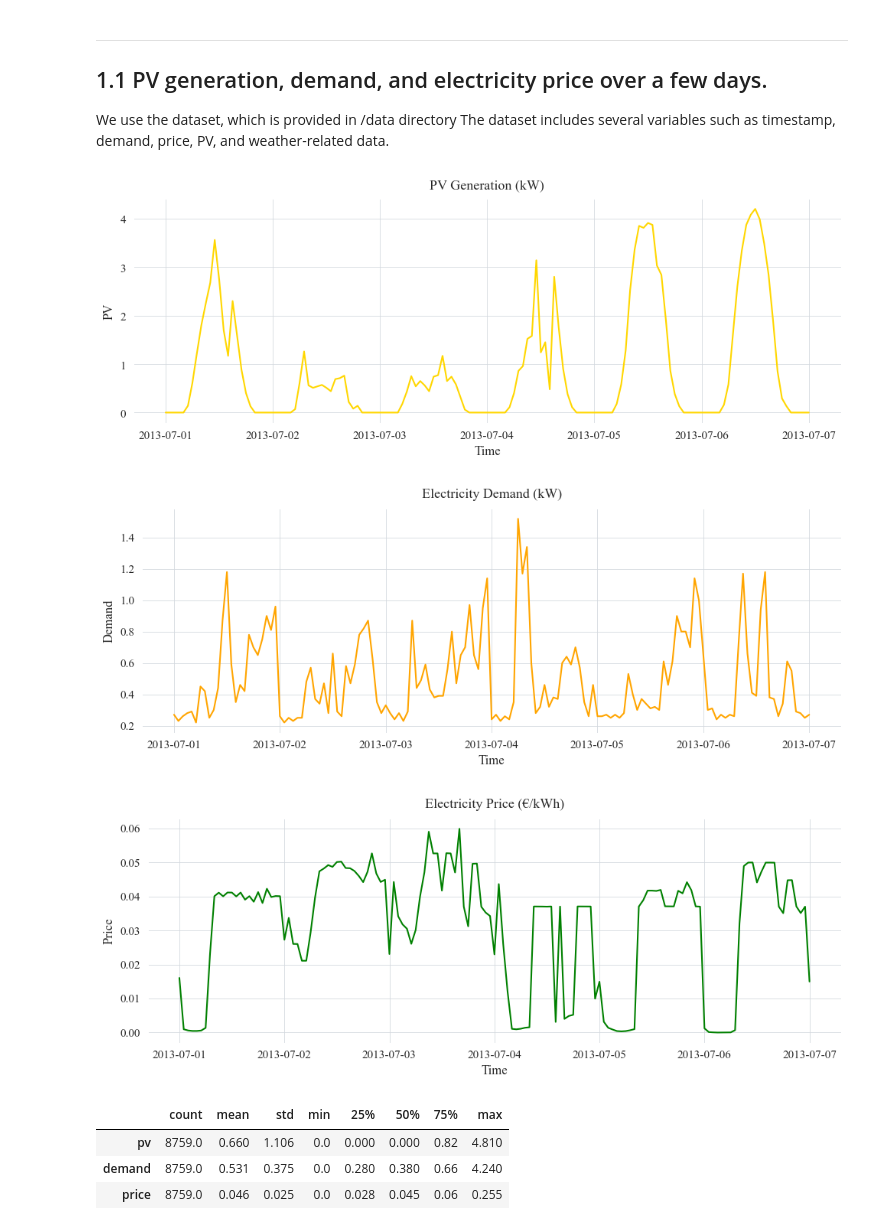
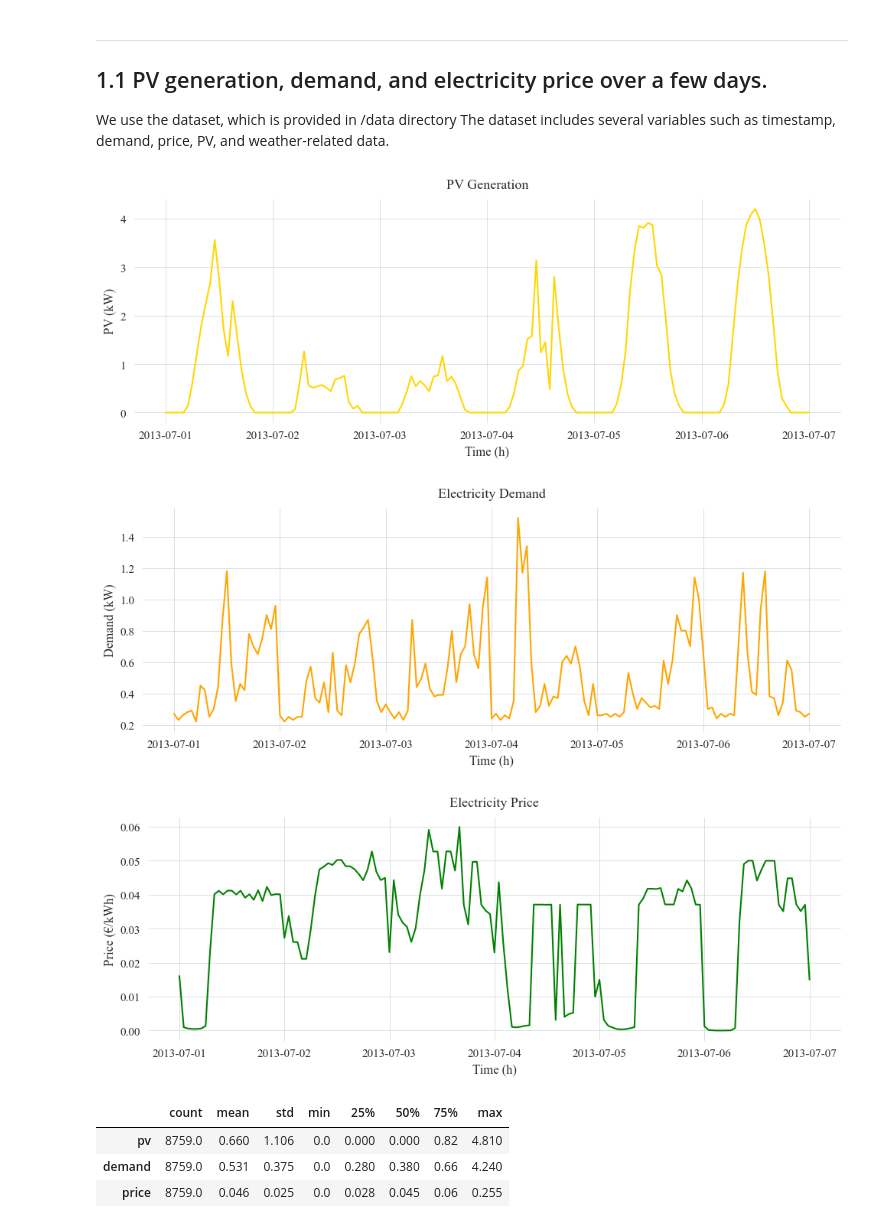
Before and after one commit to Danwerk/HomeEnergyManagementSystem, a Jupyter notebook: 01-introduction.ipynb, the cells around one changed output. Drawn from its saved outputs; the diff is of its cells as text; code cells hidden in the pictures.

```diff
--- a/01-introduction.ipynb
+++ b/01-introduction.ipynb
@@ -12,22 +12,22 @@ PV, and weather-related data.
 # %%
 df = load_data()
 
 start = df.index.min()
 end = start + pd.Timedelta(days=6)
 subset = df[start:end]
 
 # PV generation
-plot_and_save(subset['pv'], "ex1_fig1_pv_generation.svg", 'gold', 'PV Generation (kW)', 'Time [h]', 'PV')
+plot_and_save(subset['pv'], "ex1_fig1_pv_generation.svg", 'gold', 'PV Generation', 'Time (h)', 'PV (kW)')
 
 # Demand
-plot_and_save(subset['demand'], "ex1_fig2_demand.svg", 'orange', 'Electricity Demand (kW)', 'Time', 'Demand')
+plot_and_save(subset['demand'], "ex1_fig2_demand.svg", 'orange', 'Electricity Demand', 'Time (h)', 'Demand (kW)')
 
 # Price
-plot_and_save(subset['price'], "ex1_fig3_price.svg", 'green', 'Electricity Price (€/kWh)', 'Time', 'Price')
+plot_and_save(subset['price'], "ex1_fig3_price.svg", 'green', 'Electricity Price', 'Time (h)', 'Price (€/kWh)')
 # %% [output]
-[figure, old version]
+[figure, new version]
-[figure, old version]
+[figure, new version]
-[figure, old version]
+[figure, new version]
 # %%
 df[['pv', 'demand', 'price']].describe().T.round(3)
 # %% [output]
```
Also changed, not shown: 10 other files.
